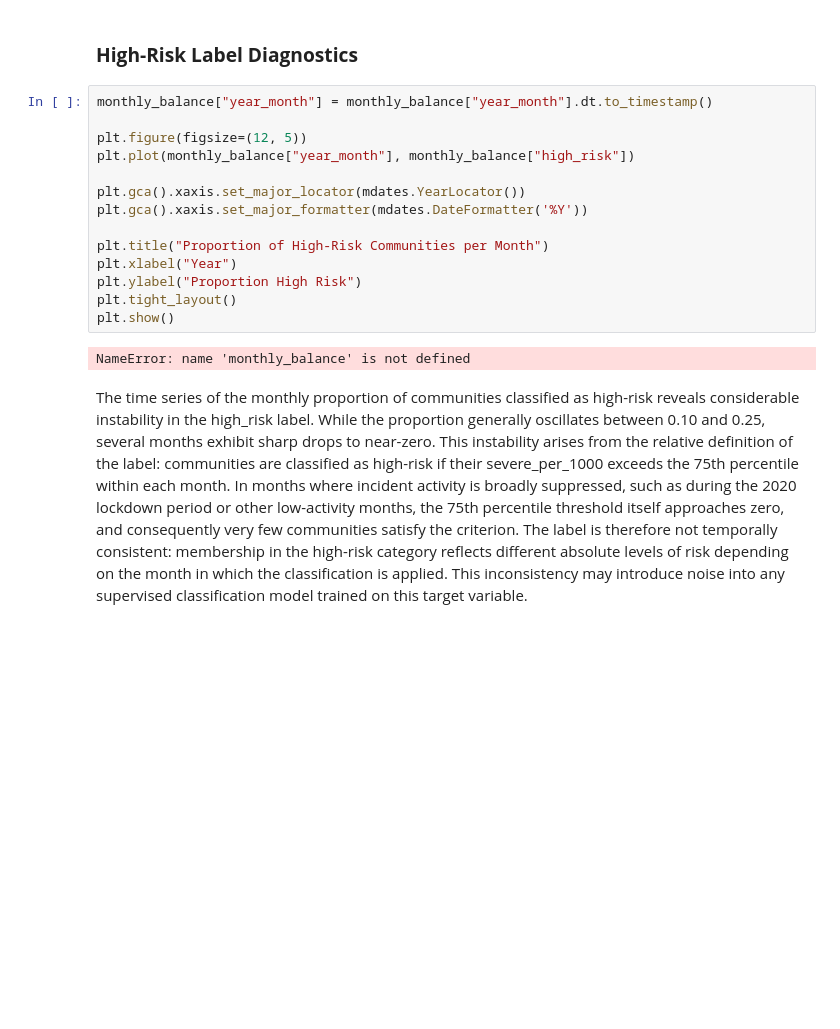
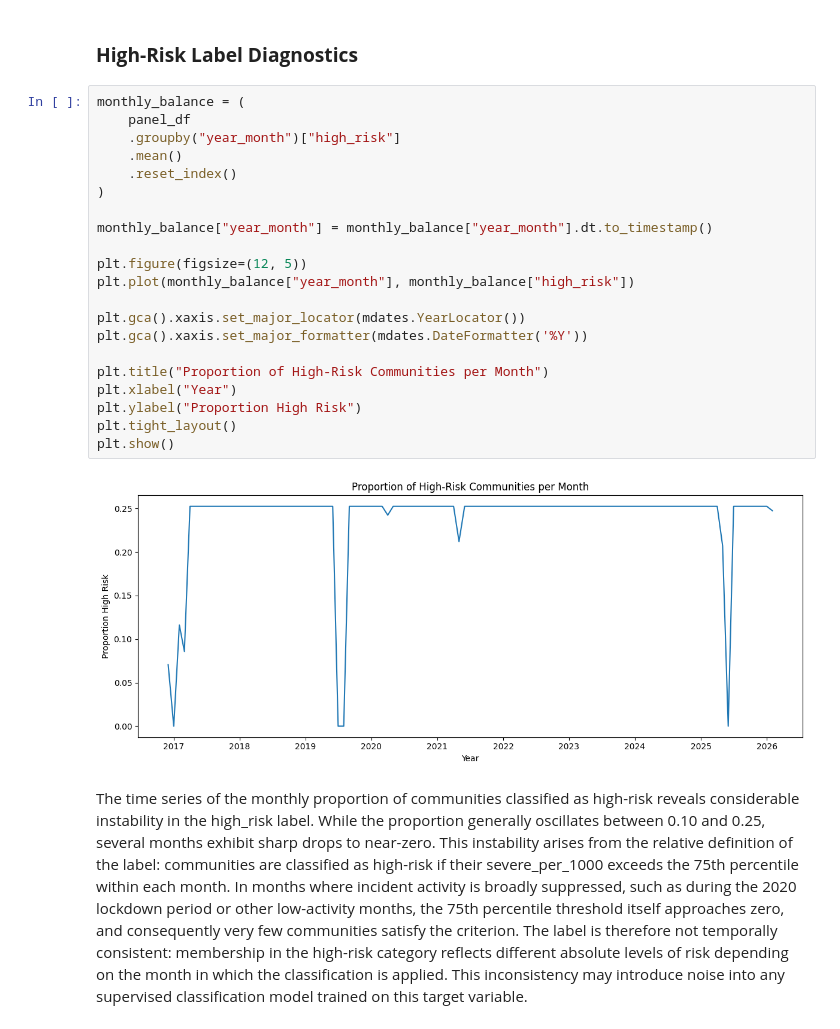
Before and after one commit to smomin1/Calgary-Traffic-Risk-Forecaster, a Jupyter notebook: Calgary_Traffic_Risk_Forecaster.ipynb, the cells around one changed output. Drawn from its saved outputs; the diff is of its cells as text; blank space fills up the shorter version.

Commit message:
fixed monthly balance

```diff
--- a/Calgary_Traffic_Risk_Forecaster.ipynb
+++ b/Calgary_Traffic_Risk_Forecaster.ipynb
@@ -551,21 +552,28 @@ The scatter plot of severe_per_1000 against population density reveals that the
 # %% [markdown]
 ### **High-Risk Label Diagnostics**
 # %%
+monthly_balance = (
+    panel_df
+    .groupby("year_month")["high_risk"]
+    .mean()
+    .reset_index()
+)
+
 monthly_balance["year_month"] = monthly_balance["year_month"].dt.to_timestamp()
 
 plt.figure(figsize=(12, 5))
 plt.plot(monthly_balance["year_month"], monthly_balance["high_risk"])
 
 plt.gca().xaxis.set_major_locator(mdates.YearLocator())
 plt.gca().xaxis.set_major_formatter(mdates.DateFormatter('%Y'))
 
 plt.title("Proportion of High-Risk Communities per Month")
 plt.xlabel("Year")
 plt.ylabel("Proportion High Risk")
 plt.tight_layout()
 plt.show()
 # %% [output]
-NameError: name 'monthly_balance' is not defined
+[figure, added]
 # %% [markdown]
 The time series of the monthly proportion of communities classified as high-risk reveals considerable instability in the high_risk label. While the proportion generally oscillates between 0.10 and 0.25, several months exhibit sharp drops to near-zero. This instability arises from the relative definition of the label: communities are classified as high-risk if their severe_per_1000 exceeds the 75th percentile within each month. In months where incident activity is broadly suppressed, such as during the 2020 lockdown period or other low-activity months, the 75th percentile threshold itself approaches zero, and consequently very few communities satisfy the criterion. The label is therefore not temporally consistent: membership in the high-risk category reflects different absolute levels of risk depending on the month in which the classification is applied. This inconsistency may introduce noise into any supervised classification model trained on this target variable.
 # %% [markdown]
```
Also changed, not shown: parts of 4 cells of this notebook.
